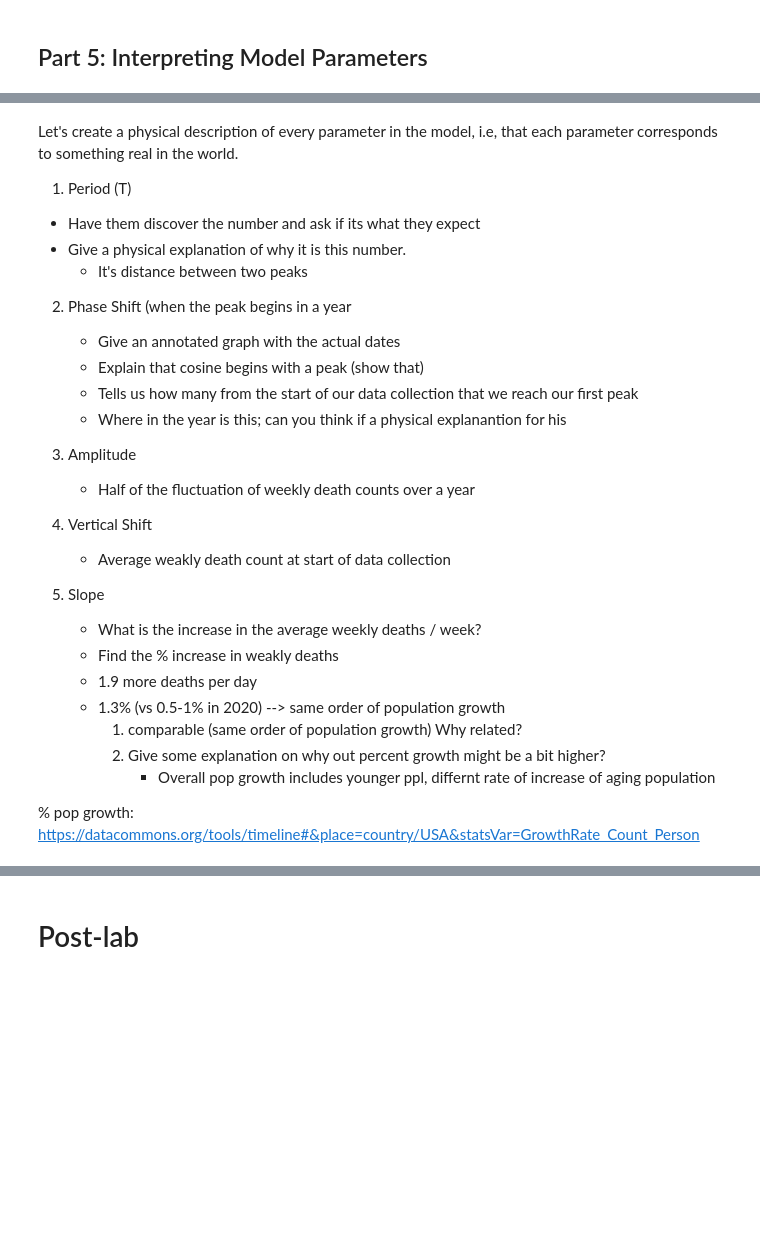
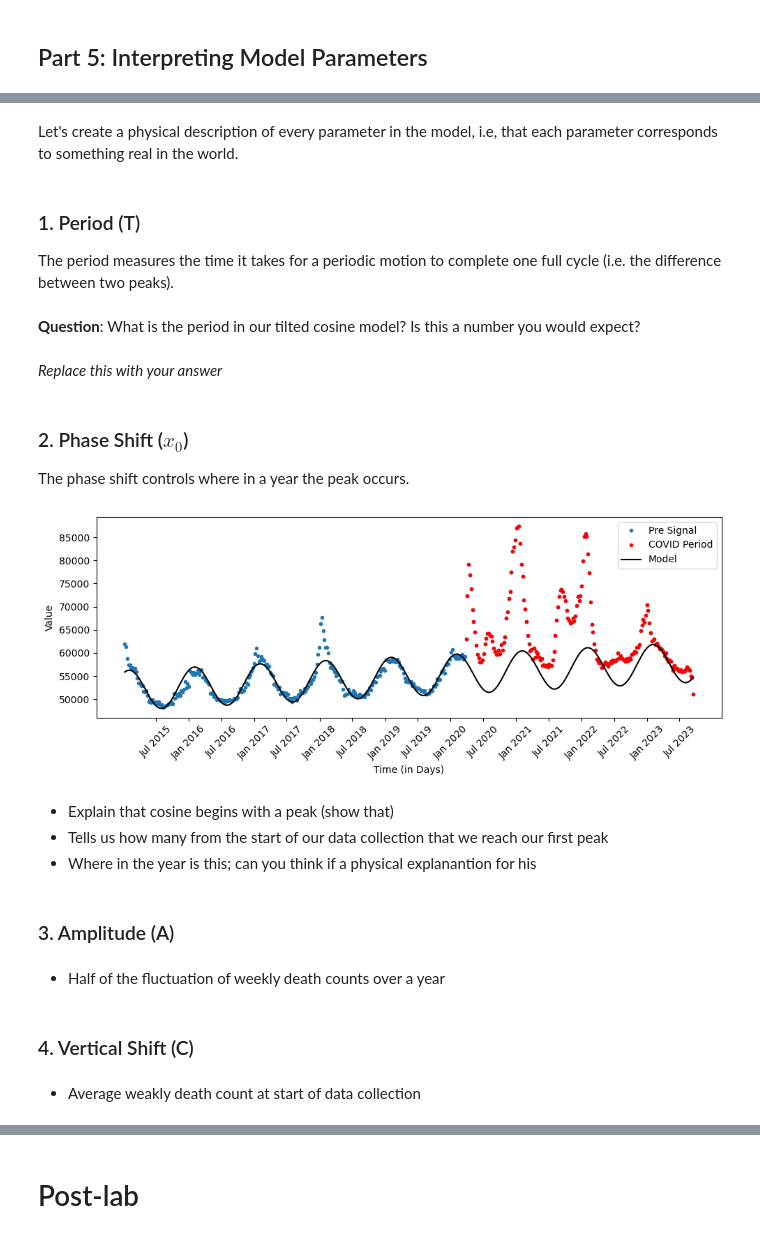
Before and after one commit to sensesensibilityscience/datascience, a Jupyter notebook: 2024/excessdeaths/student/modelling.ipynb, the cells around one changed output, grey strips where cells are left out. Drawn from its saved outputs; the diff is of its cells as text; code cells hidden in the pictures; blank space fills up the shorter version.

```diff
--- a/2024/excessdeaths/student/modelling.ipynb
+++ b/2024/excessdeaths/student/modelling.ipynb
@@ -467,32 +476,29 @@ Let's apply this to climate modeling. What does it mean when there is an abnorma
 # %% [markdown]
 Let's create a physical description of every parameter in the model, i.e, that each parameter corresponds to something real in the world.
-
-1. Period (T)
-- Have them discover the number and ask if its what they expect
-- Give a physical explanation of why it is this number.
-    - It's distance between two peaks
-
-2. Phase Shift (when the peak begins in a year
-    - Give an annotated graph with the actual dates
-    - Explain that cosine begins with a peak (show that)
-    - Tells us how many from the start of our data collection that we reach our first peak
-    - Where in the year is this; can you think if a physical explanantion for his
-
-3.  Amplitude
-    - Half of the fluctuation of weekly death counts over a year
-
-4. Vertical Shift
-    - Average weakly death count at start of data collection
-
-5. Slope
-    - What is the increase in the average weekly deaths / week?
-    - Find the % increase in weakly deaths
-    - 1.9 more deaths per day
-    - 1.3% (vs 0.5-1% in 2020) --> same order of population growth
-        1. comparable (same order of population growth)
-            Why related?
-        2. Give some explanation on why out percent growth might be a bit higher?
-             - Overall pop growth includes younger ppl, differnt rate of increase of aging population
-
-
-% pop growth: https://datacommons.org/tools/timeline#&place=country/USA&statsVar=GrowthRate_Count_Person
+# %% [markdown]
+### 1. Period (T)
+
+The period measures the time it takes for a periodic motion to complete one full cycle (i.e. the difference between two peaks).
+# %% [markdown]
+**Question**: What is the period in our tilted cosine model? Is this a number you would expect?
+# %% [markdown]
+_Replace this with your answer_
+# %% [markdown]
+### 2. Phase Shift ($x_0$)
+The phase shift controls where in a year the peak occurs.
+# %%
+plotMonths()
+# %% [output]
+[figure, added]
+# %% [markdown]
+- Explain that cosine begins with a peak (show that)
+- Tells us how many from the start of our data collection that we reach our first peak
+- Where in the year is this; can you think if a physical explanantion for his
+# %% [markdown]
+### 3. Amplitude (A)
+# %% [markdown]
+- Half of the fluctuation of weekly death counts over a year
+# %% [markdown]
+### 4. Vertical Shift (C)
+# %% [markdown]
+-  Average weakly death count at start of data collection
```
Also changed, not shown: parts of 39 cells of this notebook, 1 other file.
